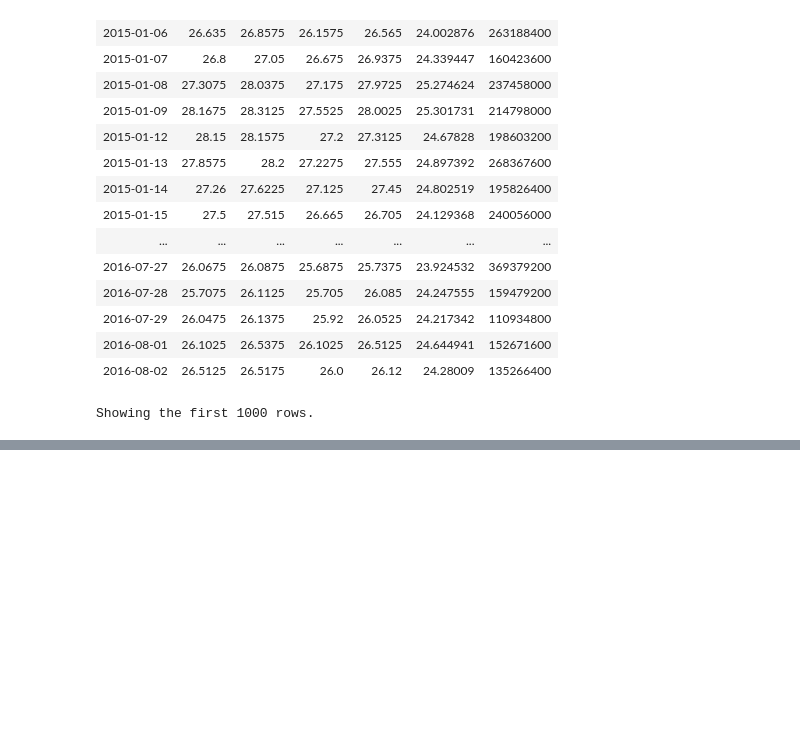
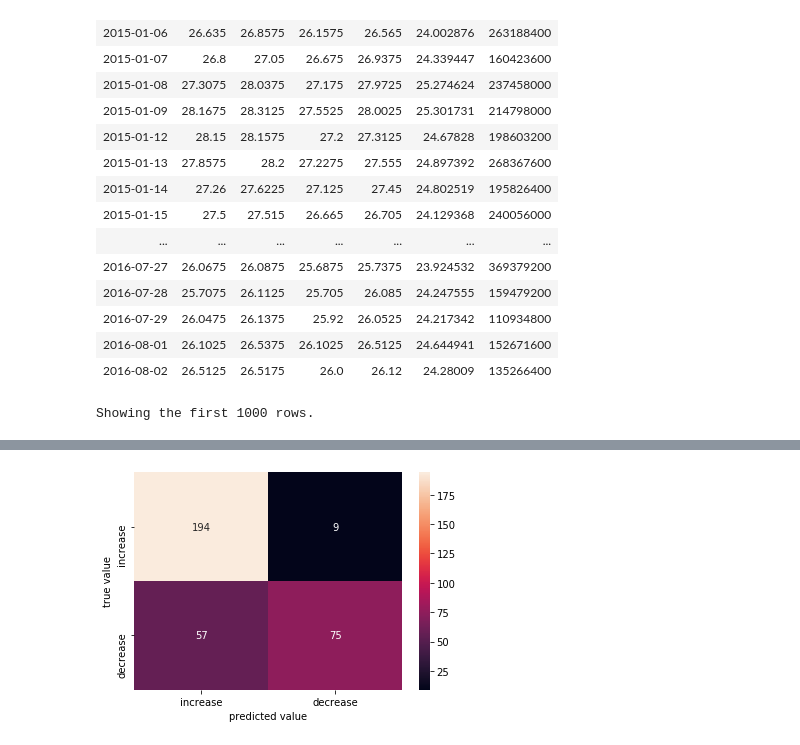
Before and after one commit to KChow095/MachineLearningStockPricePrediction, a Jupyter notebook: AnalyzingAAPLStock.ipynb, the cells around one changed output, grey strips where cells are left out. Drawn from its saved outputs; the diff is of its cells as text; code cells hidden in the pictures; blank space fills up the shorter version.

```diff
--- a/AnalyzingAAPLStock.ipynb
+++ b/AnalyzingAAPLStock.ipynb
@@ -446,21 +462,22 @@ def pandas_to_spark(pandas_df):
 # %%
 #Converting from pandas df to spark df
-data = pandas_to_spark(prepare_data(sold_pdf,10))
-display(data)
+olddata = pandas_to_spark(pold_data)
+display(olddata)
 # %% [output]
 [interactive output not drawn]
 # %%
 #Creating features column
 ignore = ['pred','gain']
 assembler = VectorAssembler(
-    inputCols=[x for x in data.columns if x not in ignore],
+    inputCols=[x for x in olddata.columns if x not in ignore],
     outputCol='features')
 
-assem_df = assembler.transform(data)
+assem_df = assembler.transform(olddata)
 
 #Splitting the data into 2/3 for training and 1/3 for testing
-train, test = assem_df.randomSplit([2/3, 1/3])
-print("Training Dataset Count: " + str(train.count()))
-print("Test Dataset Count: " + str(test.count()))
+seed = 42
+oldtrain, oldtest = assem_df.randomSplit([2/3, 1/3], seed = seed)
+print("Training Dataset Count: " + str(oldtrain.count()))
+print("Test Dataset Count: " + str(oldtest.count()))
 # %% [output]
 [interactive output not drawn]
@@ -467,7 +491,6 @@ print("Test Dataset Count: " + str(test.count()))
 # %%
-#Initializing RandomForestClassifier and training
 model=RandomForestClassifier(featuresCol = 'features', labelCol = 'pred').setNumTrees(65)
-rfmodel = model.fit(train)
-pred = rfmodel.transform(test).select(sqlf.col('pred').alias('label'), 'prediction')
+rfmodel = model.fit(oldtrain)
+oldpred = rfmodel.transform(oldtest).select(sqlf.col('pred').alias('label'), 'prediction')
 # %% [output]
 [interactive output not drawn]
@@ -484,0 +518,8 @@ print('precision: {0:1.2f}, recall: {1:1.2f}, accuracy: {2:1.2f}'.format(precisi
+# %%
+def plotConfusion(confusion):
+  ax = plt.axes()
+  labels = ["increase","decrease"]
+  sns.heatmap(confusion, annot = True, xticklabels=labels, yticklabels=labels, fmt='g', ax=ax)
+  ax.set_ylabel("true value")
+  ax.set_xlabel("predicted value")
+  plt.show()
@@ -484,0 +545,9 @@ print('precision: {0:1.2f}, recall: {1:1.2f}, accuracy: {2:1.2f}'.format(precisi
+# %%
+TP = oldpred.where("label == prediction and label = 1").count()
+TN = oldpred.where("label == prediction and label = 0").count()
+FP = oldpred.where("label != prediction and label = 0").count()
+FN = oldpred.where("label != prediction and label = 1").count()
+confusion = [[TP,FN],[FP,TN]]
+plotConfusion(confusion)
+# %% [output]
+[figure, added]
```
Also changed, not shown: parts of 70 cells of this notebook, 2 other files.
